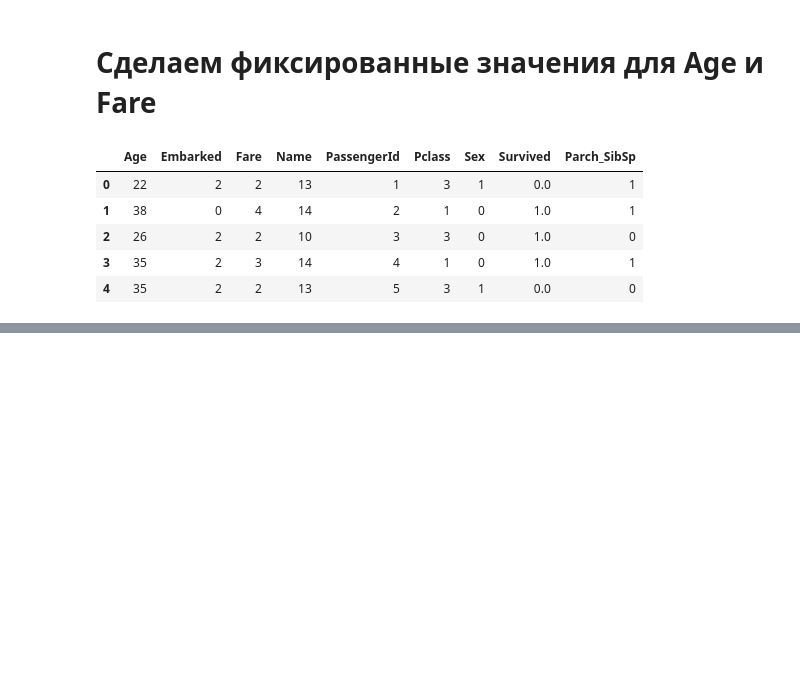
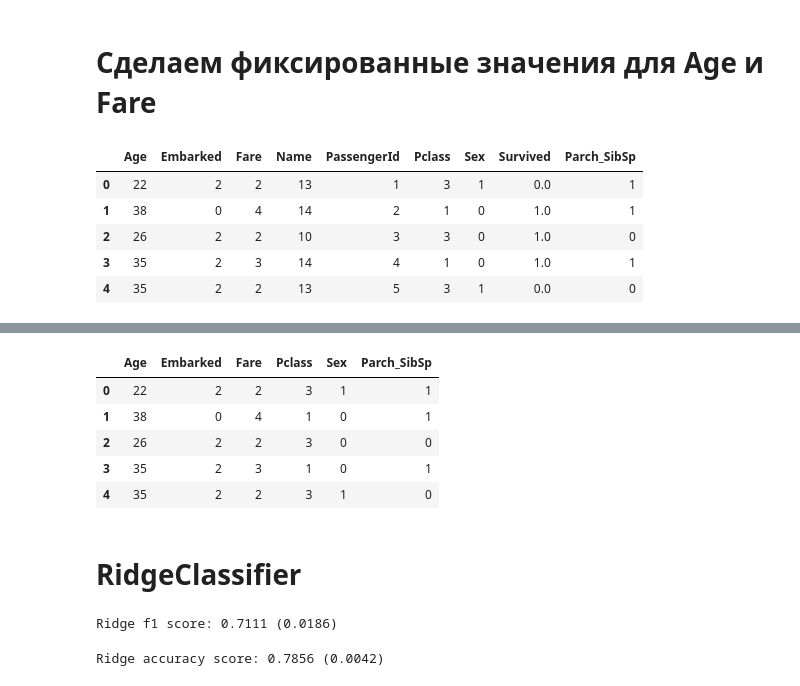
Before and after one commit to DmKuzin/kaggle_titanic, a Jupyter notebook: Titanic2.ipynb, the cells around one changed output, grey strips where cells are left out. Cells and saved outputs as stored; diff of their text form; code cells hidden in the pictures; blank space fills up the shorter version.

Commit message:
проверка качества моделей: Ridge, RandomForest, XGB, Decision Tree

```diff
--- a/Titanic2.ipynb
+++ b/Titanic2.ipynb
@@ -449,0 +502,9 @@ all_data.head()
+# %%
+train_data.head()
+# %% [output]
+|  | Age | Embarked | Fare | Pclass | Sex | Parch_SibSp |
+| 0 | 22 | 2 | 2 | 3 | 1 | 1 |
+| 1 | 38 | 0 | 4 | 1 | 0 | 1 |
+| 2 | 26 | 2 | 2 | 3 | 0 | 0 |
+| 3 | 35 | 2 | 3 | 1 | 0 | 1 |
+| 4 | 35 | 2 | 2 | 3 | 1 | 0 |
@@ -449,0 +525,2 @@ all_data.head()
+# %% [markdown]
+# RidgeClassifier
@@ -449,0 +529,10 @@ all_data.head()
+# %%
+score = f1_cv(ridge_model)
+print("\nRidge f1 score: {:.4f} ({:.4f})\n".format(score.mean(), score.std()))
+# %% [output]
+Ridge f1 score: 0.7111 (0.0186)
+# %%
+score = accuracy(ridge_model)
+print("\nRidge accuracy score: {:.4f} ({:.4f})\n".format(score.mean(), score.std()))
+# %% [output]
+Ridge accuracy score: 0.7856 (0.0042)
```
Also changed, not shown: parts of 33 cells of this notebook.
